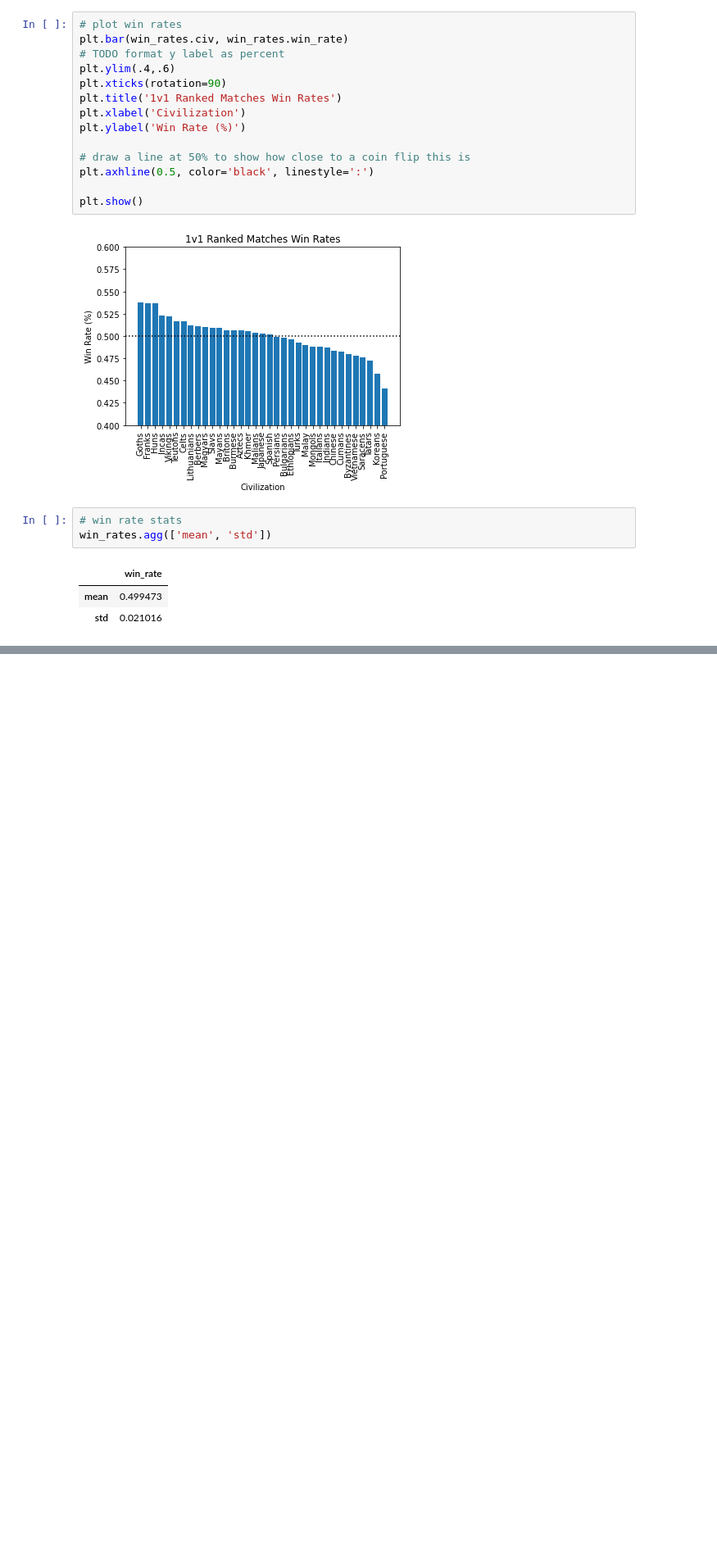
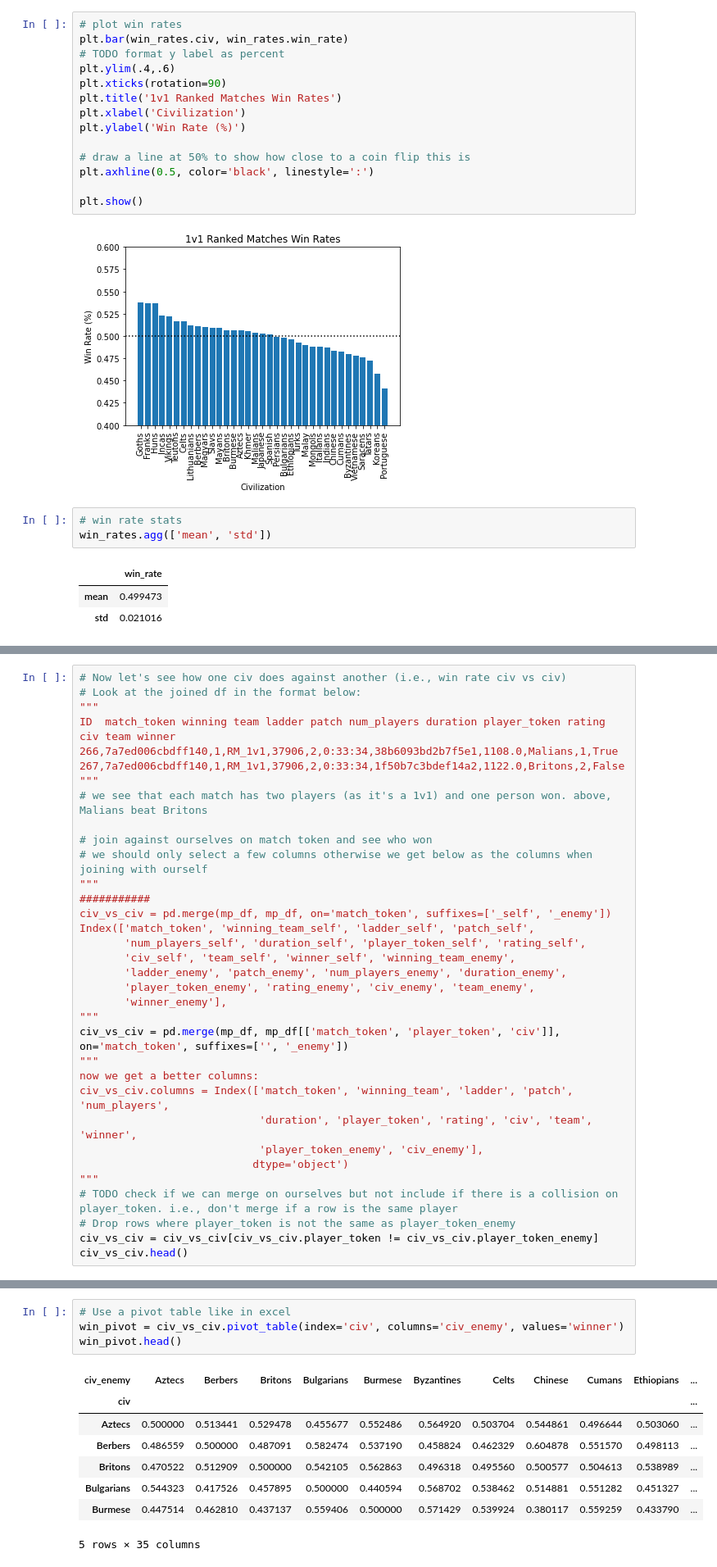
Before and after one commit to rishigoutam/aoe2, a Jupyter notebook: test_data.ipynb, the cells around one changed output, grey strips where cells are left out. Shown at 82% size. Drawn from its saved outputs; the diff is of its cells as text; blank space fills up the shorter version.

```diff
--- a/test_data.ipynb
+++ b/test_data.ipynb
@@ -193,0 +212,34 @@ win_rates.agg(['mean', 'std'])
+# %%
+# Now let's see how one civ does against another (i.e., win rate civ vs civ)
+# Look at the joined df in the format below:
+"""
+ID  match_token winning team ladder patch num_players duration player_token rating civ team winner
+266,7a7ed006cbdff140,1,RM_1v1,37906,2,0:33:34,38b6093bd2b7f5e1,1108.0,Malians,1,True
+267,7a7ed006cbdff140,1,RM_1v1,37906,2,0:33:34,1f50b7c3bdef14a2,1122.0,Britons,2,False
+"""
+# we see that each match has two players (as it's a 1v1) and one person won. above, Malians beat Britons
+
+# join against ourselves on match token and see who won
+# we should only select a few columns otherwise we get below as the columns when joining with ourself
+"""
+###########
+civ_vs_civ = pd.merge(mp_df, mp_df, on='match_token', suffixes=['_self', '_enemy'])
+Index(['match_token', 'winning_team_self', 'ladder_self', 'patch_self',
+       'num_players_self', 'duration_self', 'player_token_self', 'rating_self',
+       'civ_self', 'team_self', 'winner_self', 'winning_team_enemy',
+       'ladder_enemy', 'patch_enemy', 'num_players_enemy', 'duration_enemy',
+       'player_token_enemy', 'rating_enemy', 'civ_enemy', 'team_enemy',
+       'winner_enemy'],
+"""
+civ_vs_civ = pd.merge(mp_df, mp_df[['match_token', 'player_token', 'civ']], on='match_token', suffixes=['', '_enemy'])
+"""
+now we get a better columns:
+civ_vs_civ.columns = Index(['match_token', 'winning_team', 'ladder', 'patch', 'num_players',
+                            'duration', 'player_token', 'rating', 'civ', 'team', 'winner',
+                            'player_token_enemy', 'civ_enemy'],
+                           dtype='object')
+"""
+# TODO check if we can merge on ourselves but not include if there is a collision on player_token. i.e., don't merge if a row is the same player
+# Drop rows where player_token is not the same as player_token_enemy
+civ_vs_civ = civ_vs_civ[civ_vs_civ.player_token != civ_vs_civ.player_token_enemy]
+civ_vs_civ.head()
@@ -193,0 +253,13 @@ win_rates.agg(['mean', 'std'])
+# %%
+# Use a pivot table like in excel
+win_pivot = civ_vs_civ.pivot_table(index='civ', columns='civ_enemy', values='winner')
+win_pivot.head()
+# %% [output]
+| civ_enemy | Aztecs | Berbers | Britons | Bulgarians | Burmese | Byzantines | Celts | Chinese | Cumans | Ethiopians | ... |
+| civ |  |  |  |  |  |  |  |  |  |  | ... |
+| Aztecs | 0.500000 | 0.513441 | 0.529478 | 0.455677 | 0.552486 | 0.564920 | 0.503704 | 0.544861 | 0.496644 | 0.503060 | ... |
+| Berbers | 0.486559 | 0.500000 | 0.487091 | 0.582474 | 0.537190 | 0.458824 | 0.462329 | 0.604878 | 0.551570 | 0.498113 | ... |
+| Britons | 0.470522 | 0.512909 | 0.500000 | 0.542105 | 0.562863 | 0.496318 | 0.495560 | 0.500577 | 0.504613 | 0.538989 | ... |
+| Bulgarians | 0.544323 | 0.417526 | 0.457895 | 0.500000 | 0.440594 | 0.568702 | 0.538462 | 0.514881 | 0.551282 | 0.451327 | ... |
+| Burmese | 0.447514 | 0.462810 | 0.437137 | 0.559406 | 0.500000 | 0.571429 | 0.539924 | 0.380117 | 0.559259 | 0.433790 | ... |
+5 rows × 35 columns
```
Also changed, not shown: parts of 3 cells of this notebook.
